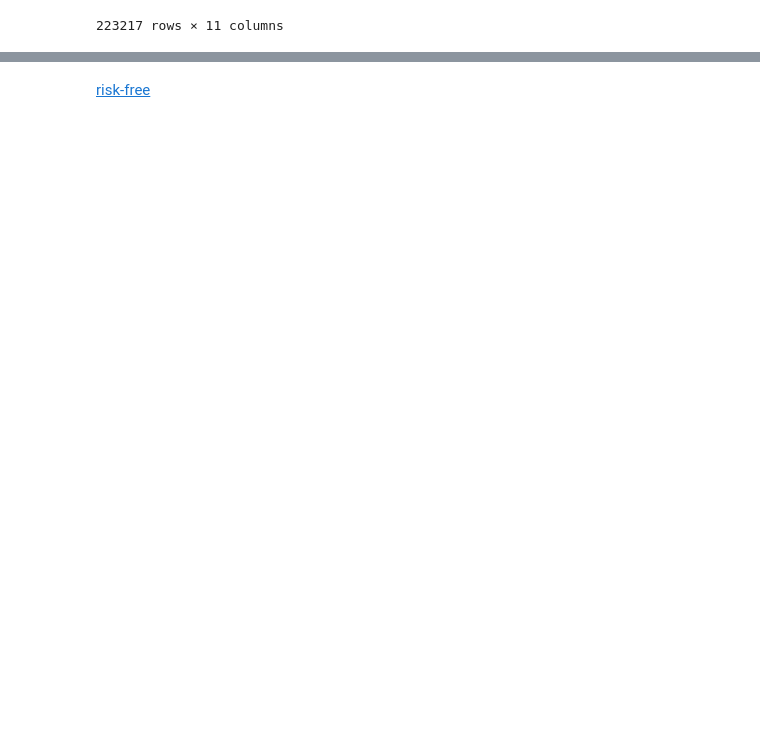
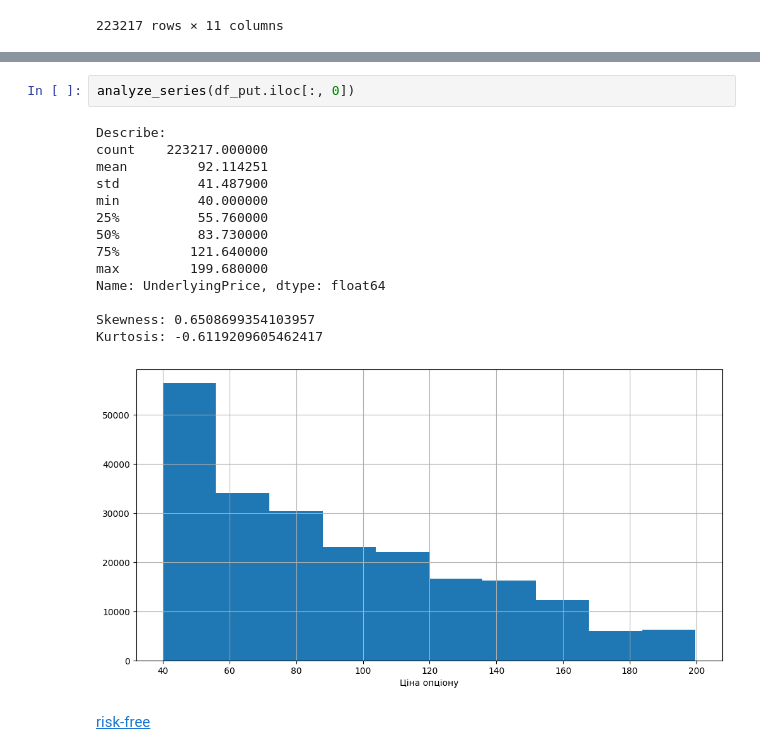
Before and after one commit to Strongich/Bachelor-Thesis, a Jupyter notebook: basic_data/data_analysis.ipynb, the cells around one changed output, grey strips where cells are left out. Cells and saved outputs as stored; diff of their text form; blank space fills up the shorter version.

```diff
--- a/basic_data/data_analysis.ipynb
+++ b/basic_data/data_analysis.ipynb
@@ -243,2 +323,19 @@ df_call
+# %%
+analyze_series(df_put.iloc[:, 0])
+# %% [output]
+Describe:
+count    223217.000000
+mean         92.114251
+std          41.487900
+min          40.000000
+25%          55.760000
+50%          83.730000
+75%         121.640000
+max         199.680000
+Name: UnderlyingPrice, dtype: float64
+
+Skewness: 0.6508699354103957
+Kurtosis: -0.6119209605462417
+[figure, added]
 # %% [markdown]
 [risk-free](https://www.kroll.com/en/insights/publications/valuation/us-normalized-risk-free-effective-september-30-2019)
```
Also changed, not shown: parts of 6 cells of this notebook, 1 other file.
